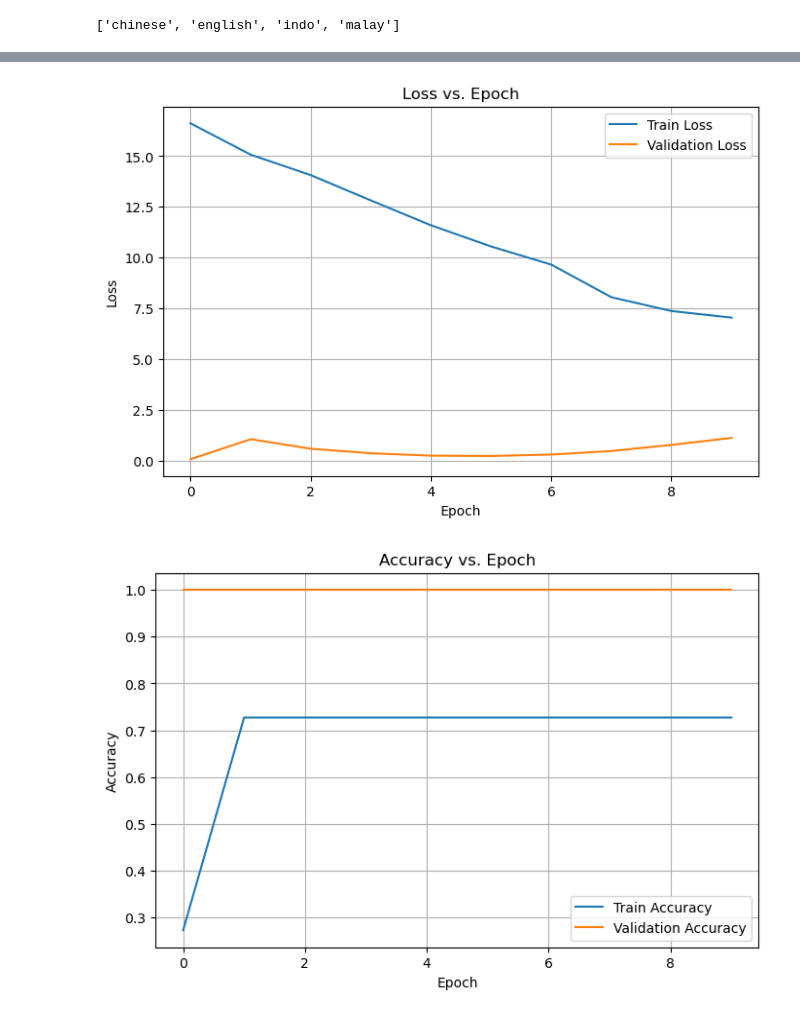
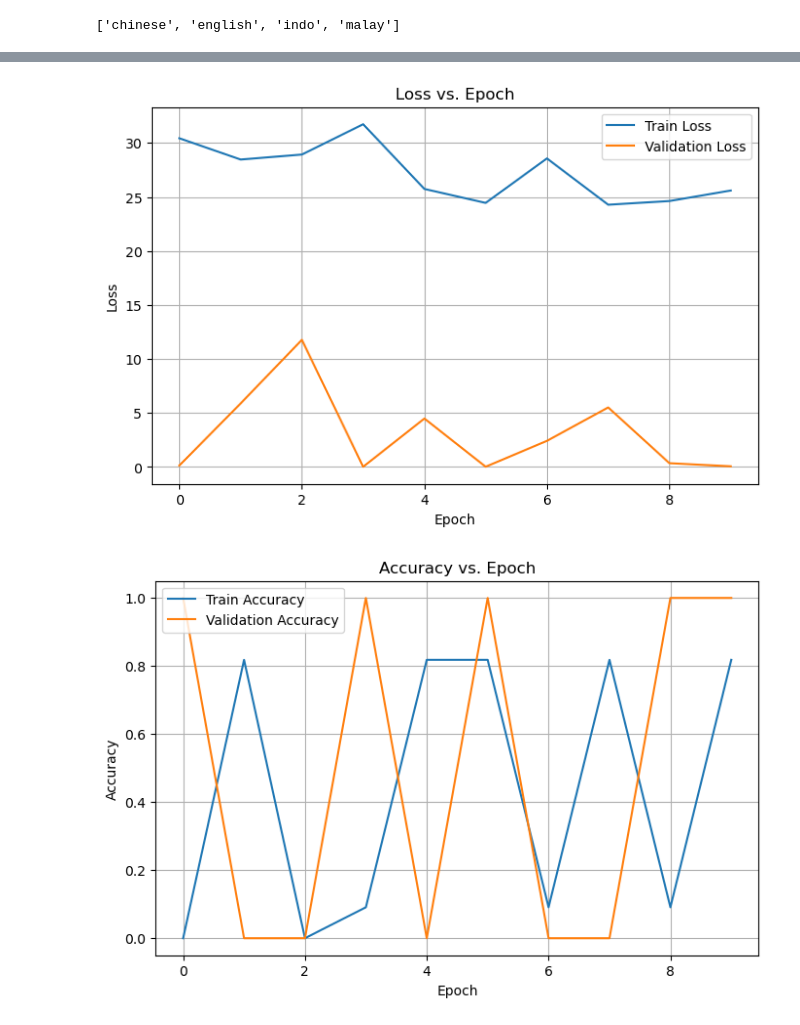
Before and after one commit to r-muthu/group_19_tpdl, a Jupyter notebook: train.ipynb, the cells around one changed output, grey strips where cells are left out. Cells and saved outputs as stored; diff of their text form; code cells hidden in the pictures.

Commit message:
new models and edits to trainer function

```diff
--- a/train.ipynb
+++ b/train.ipynb
@@ -160,6 +162,10 @@ class Trainer:
                 if layer_name == 'fc' or layer_name == self.layer_groups[self.head_index][0]:
                     for param in params:
                         param.requires_grad = True
+                    if layer_name == 'fc':
+                        self.tail_index -= 1
+                    else:
+                        self.head_index += 1
                 else:
                     for param in params:
                         param.requires_grad = False
@@ -282,7 +288,7 @@ class Trainer:
         plt.grid(True)
         plt.show()
 # %%
-trainer = Trainer(ResNet50BiLSTMAttention(classes=num_languages), train_loader, valid_loader, test_loader, num_classes = num_languages, num_epochs=10, gradual_unfreezing=True, unfreeze_epochs=[2, 4, 6])
+trainer = Trainer(FeiJiNet(classes=num_languages), train_loader, valid_loader, test_loader, num_classes = num_languages, num_epochs=10, gradual_unfreezing=False, unfreeze_epochs=[2, 4, 6])
 trainer.train()
 trainer.plot_losses()
 trainer.plot_accuracies()
@@ -307,2 +313,2 @@ Final Test Loss: 0.0710, Final Test Accuracy: 1.0000
-[figure, old version]
+[figure, new version]
-[figure, old version]
+[figure, new version]
```
Also changed, not shown: parts of 2 cells of this notebook, 3 other files.
